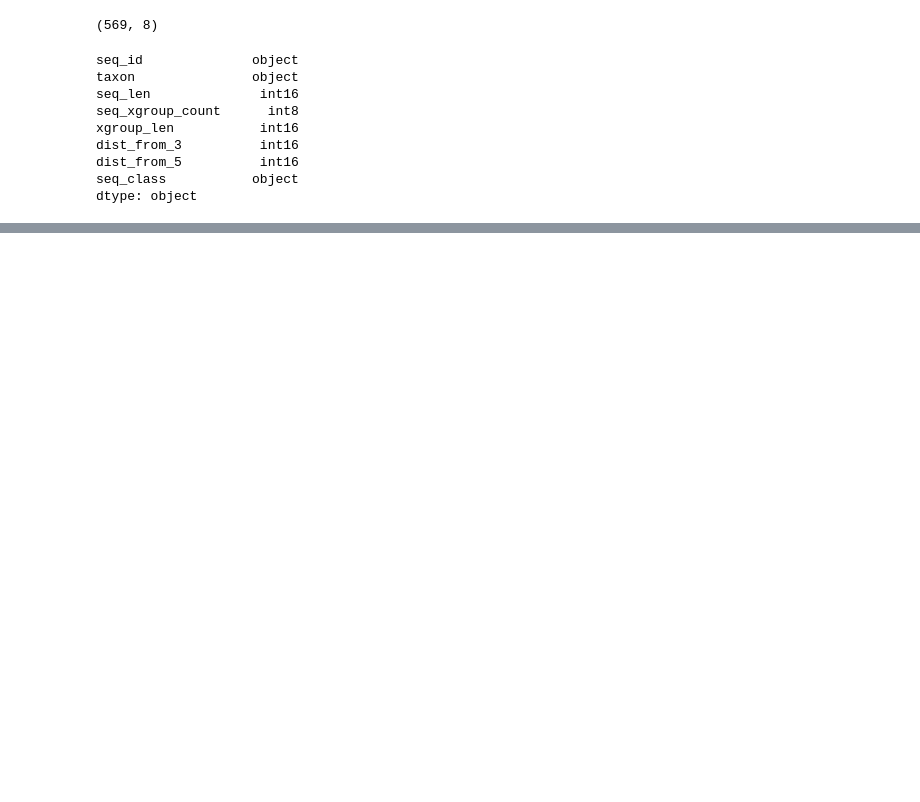
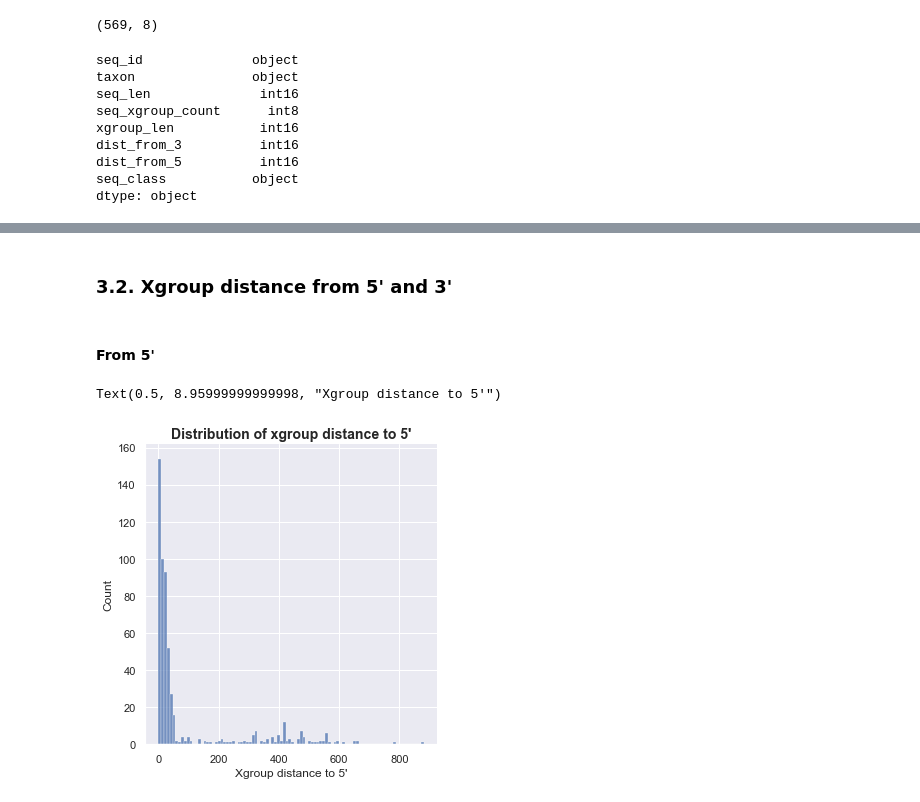
Before and after one commit to flayner2/lab_data_analysis, a Jupyter notebook: notebooks/analyze_vector_masking_data.ipynb, the cells around one changed output, grey strips where cells are left out. Drawn from its saved outputs; the diff is of its cells as text; code cells hidden in the pictures; blank space fills up the shorter version.

```diff
--- a/notebooks/analyze_vector_masking_data.ipynb
+++ b/notebooks/analyze_vector_masking_data.ipynb
@@ -114,0 +113,11 @@ sns.displot(data=xgroups_data, x='xgroup_len', bins=40, hue='taxon', multiple='s
+# %% [markdown]
+### 3.2. Xgroup distance from 5' and 3'
+# %% [markdown]
+#### From 5'
+# %%
+sns.displot(data=xgroups_data, x='dist_from_5')
+plt.title('Distribution of xgroup distance to 5\'', fontdict={'fontsize': 14, 'fontweight': 'bold'})
+plt.xlabel('Xgroup distance to 5\'')
+# %% [output]
+Text(0.5, 8.95999999999998, "Xgroup distance to 5'")
+[figure, added]
```
Also changed, not shown: parts of 17 cells of this notebook.
